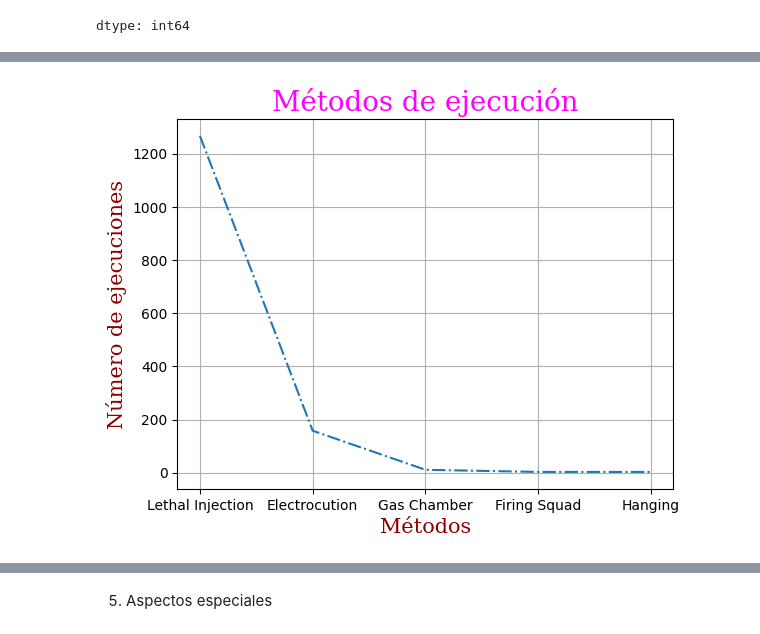
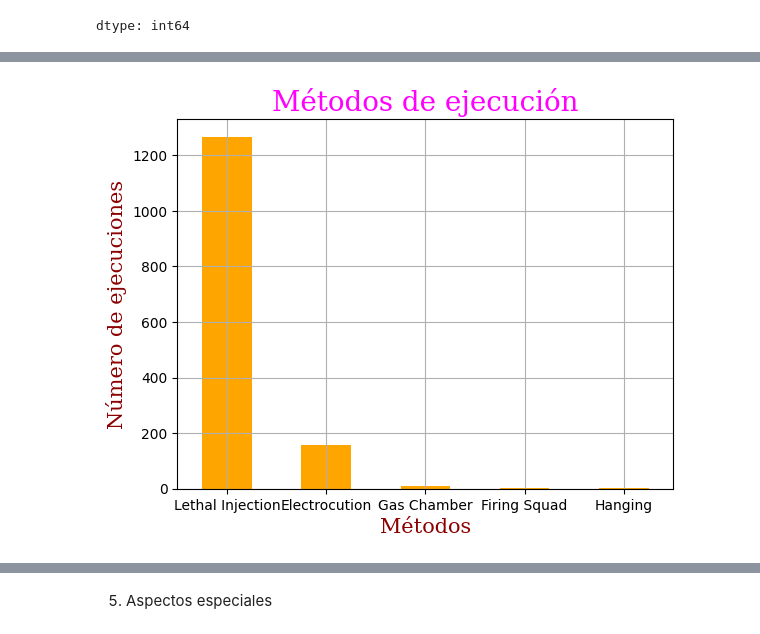
Before and after one commit to patriciadn/Ejercicospython, a Jupyter notebook: EjecucionesenUSA.ipynb, the cells around one changed output, grey strips where cells are left out. Cells and saved outputs as stored; diff of their text form; code cells hidden in the pictures.

```diff
--- a/EjecucionesenUSA.ipynb
+++ b/EjecucionesenUSA.ipynb
@@ -606,19 +606,20 @@ files.download("metodos.csv")
 [interactive output not drawn]
 # %%
 ###Frecuencia de cada método de ejecución(inyección letal, electrocución, etc.).
-plt.plot(df.groupby('Method').size().sort_values(ascending=False),'-.')
+df.groupby('Method').size().sort_values(ascending=False).plot(kind='bar',color='orange')
 plt.title("Métodos de ejecución", fontdict=font1)
 plt.xlabel("Métodos",fontdict=font2)
 plt.ylabel("Número de ejecuciones",fontdict=font2)
+plt.xticks(rotation=360)
 plt.grid(True)
 plt.savefig('Métodos de ejecución.png')
 from google.colab import files
 files.download("Métodos de ejecución.png")
 plt.show()
 # %% [output]
 [interactive output not drawn]
 [interactive output not drawn]
-[figure, old version]
+[figure, new version]
 # %%
 ###Cambios en el tiempo en los métodos
 df['Years']=pd.to_datetime(df['Date']).dt.year
```
Also changed, not shown: parts of 3 cells of this notebook.
